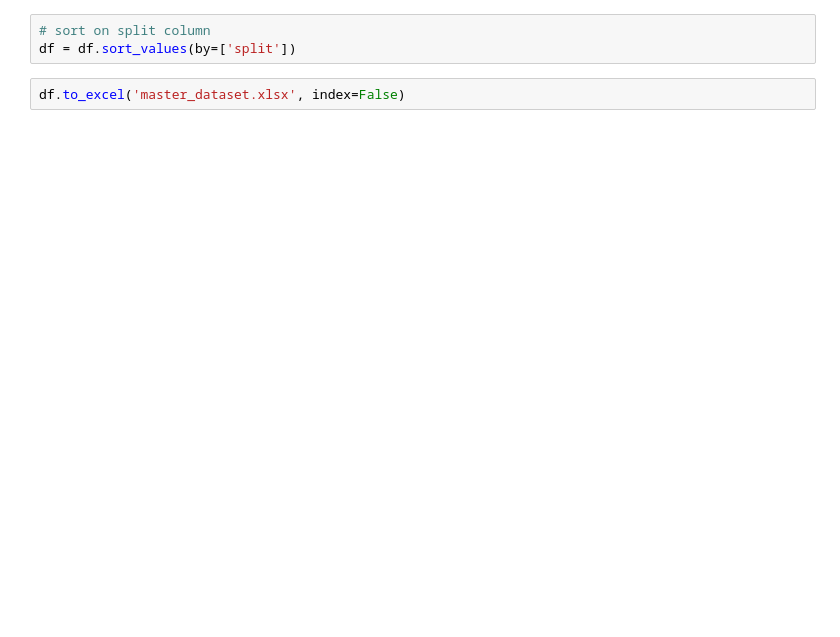
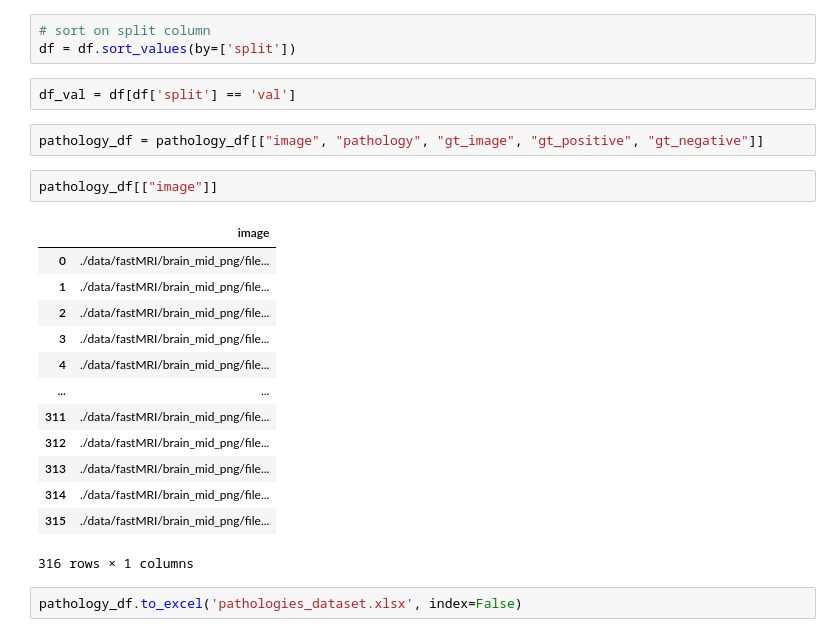
Before and after one commit to ardamamur/Unsupervised-Anomaly-Detection-in-Medical-Images-via-PaDiM, a Jupyter notebook: notebooks/dataset_formatter.ipynb, the cells around one changed output. Cells and saved outputs as stored; diff of their text form; blank space fills up the shorter version.

```diff
--- a/notebooks/dataset_formatter.ipynb
+++ b/notebooks/dataset_formatter.ipynb
@@ -239,5 +252,25 @@ df
 # %%
 # sort on split column
 df = df.sort_values(by=['split'])
+# %%
+df_val = df[df['split'] == 'val']
+# %%
+pathology_df = pathology_df[["image", "pathology", "gt_image", "gt_positive", "gt_negative"]]
+# %%
+pathology_df[["image"]]
+# %% [output]
+|  | image |
+| 0 | ./data/fastMRI/brain_mid_png/file... |
+| 1 | ./data/fastMRI/brain_mid_png/file... |
+| 2 | ./data/fastMRI/brain_mid_png/file... |
+| 3 | ./data/fastMRI/brain_mid_png/file... |
+| 4 | ./data/fastMRI/brain_mid_png/file... |
+| ... | ... |
+| 311 | ./data/fastMRI/brain_mid_png/file... |
+| 312 | ./data/fastMRI/brain_mid_png/file... |
+| 313 | ./data/fastMRI/brain_mid_png/file... |
+| 314 | ./data/fastMRI/brain_mid_png/file... |
+| 315 | ./data/fastMRI/brain_mid_png/file... |
+316 rows × 1 columns
 # %%
-df.to_excel('master_dataset.xlsx', index=False)
+pathology_df.to_excel('pathologies_dataset.xlsx', index=False)
```
Also changed, not shown: parts of 9 cells of this notebook, 11 other files.
